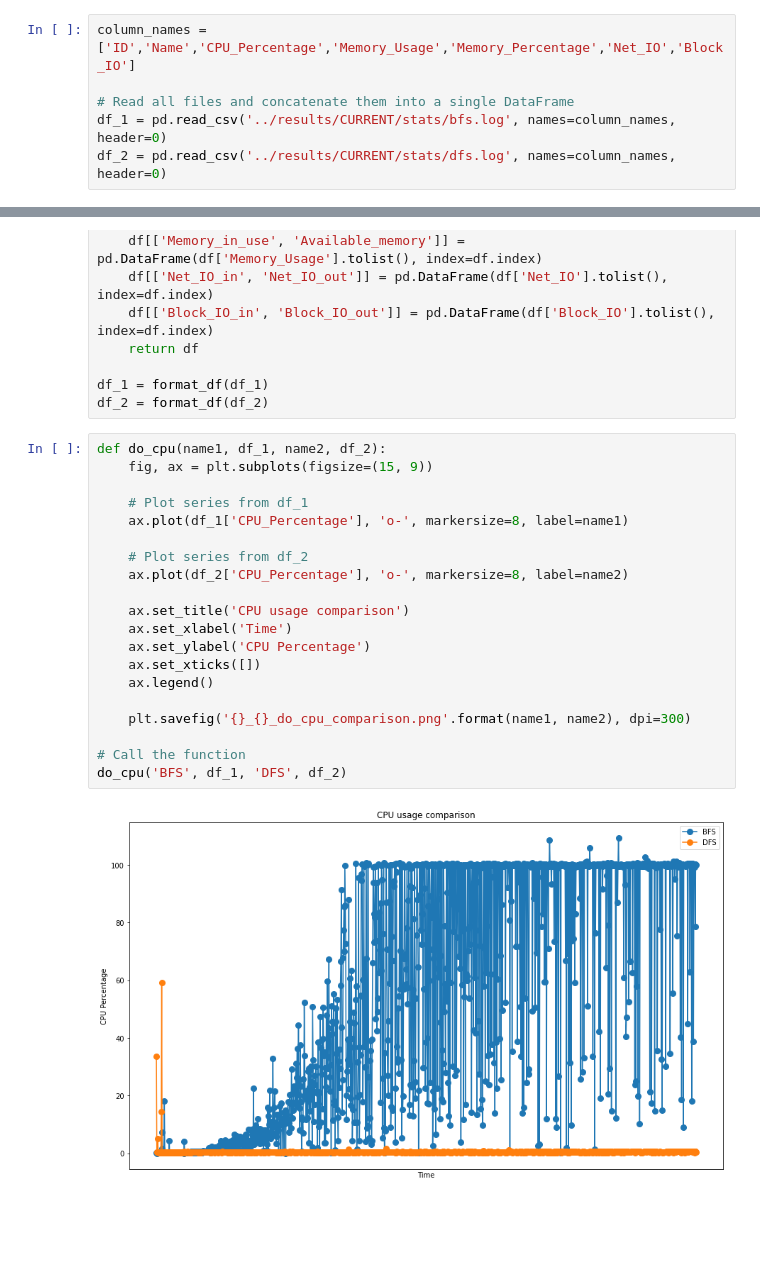
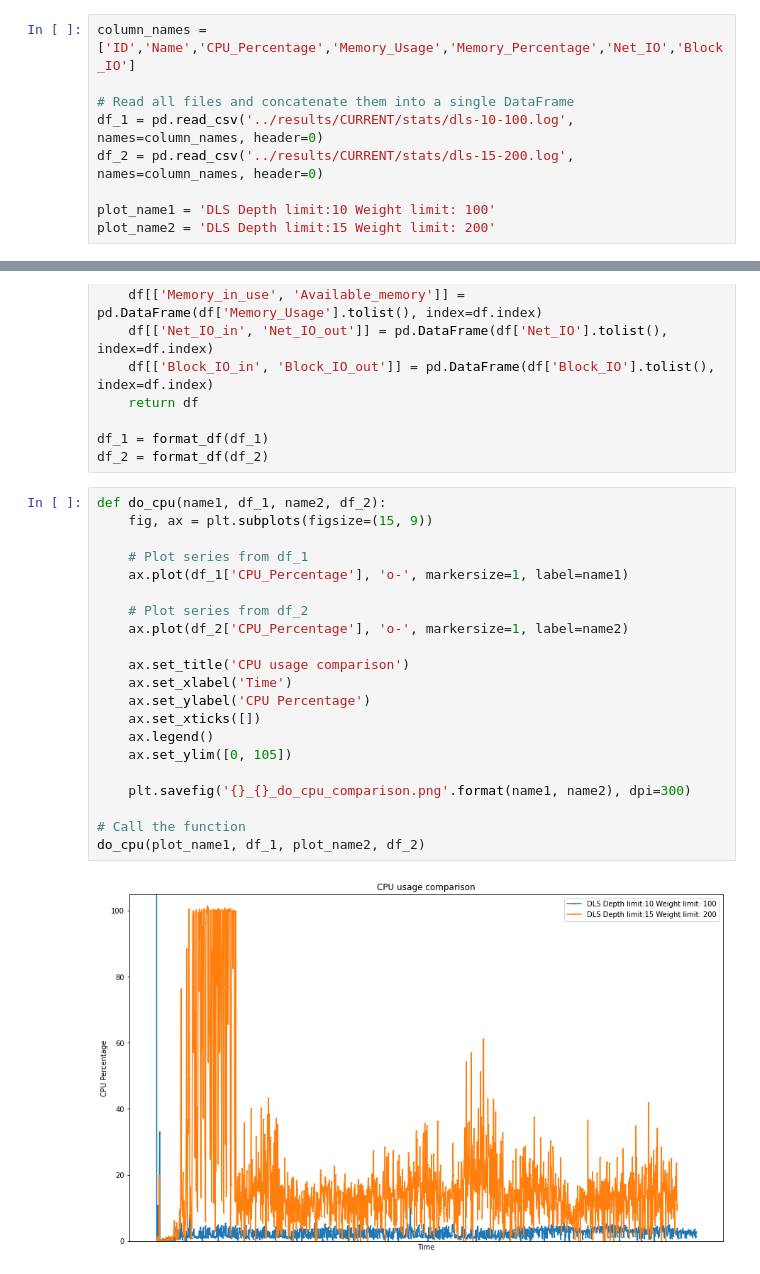
Before and after one commit to andrasfe/iota-research, a Jupyter notebook: reports/systems_profile.ipynb, the cells around one changed output, grey strips where cells are left out. Drawn from its saved outputs; the diff is of its cells as text; blank space fills up the shorter version.

Commit message:
added DLS compariosn and plot generation

```diff
--- a/reports/systems_profile.ipynb
+++ b/reports/systems_profile.ipynb
@@ -30,8 +30,11 @@ import inspect
 column_names = ['ID','Name','CPU_Percentage','Memory_Usage','Memory_Percentage','Net_IO','Block_IO']
 
 # Read all files and concatenate them into a single DataFrame
-df_1 = pd.read_csv('../results/CURRENT/stats/bfs.log', names=column_names, header=0)
-df_2 = pd.read_csv('../results/CURRENT/stats/dfs.log', names=column_names, header=0)
+df_1 = pd.read_csv('../results/CURRENT/stats/dls-10-100.log', names=column_names, header=0)
+df_2 = pd.read_csv('../results/CURRENT/stats/dls-15-200.log', names=column_names, header=0)
+
+plot_name1 = 'DLS Depth limit:10 Weight limit: 100'
+plot_name2 = 'DLS Depth limit:15 Weight limit: 200'
 # %%
 def conv(s):
     # Extract all numbers (including decimals) as strings along with their units
@@ -69,25 +72,26 @@ df_2 = format_df(df_2)
 # %%
 def do_cpu(name1, df_1, name2, df_2):
     fig, ax = plt.subplots(figsize=(15, 9))
 
     # Plot series from df_1
-    ax.plot(df_1['CPU_Percentage'], 'o-', markersize=8, label=name1)
+    ax.plot(df_1['CPU_Percentage'], 'o-', markersize=1, label=name1)
 
     # Plot series from df_2
-    ax.plot(df_2['CPU_Percentage'], 'o-', markersize=8, label=name2)
+    ax.plot(df_2['CPU_Percentage'], 'o-', markersize=1, label=name2)
 
     ax.set_title('CPU usage comparison')
     ax.set_xlabel('Time')
     ax.set_ylabel('CPU Percentage')
     ax.set_xticks([])
     ax.legend()
+    ax.set_ylim([0, 105])
 
     plt.savefig('{}_{}_do_cpu_comparison.png'.format(name1, name2), dpi=300)
 
 # Call the function
-do_cpu('BFS', df_1, 'DFS', df_2)
+do_cpu(plot_name1, df_1, plot_name2, df_2)
 # %% [output]
-[figure, old version]
+[figure, new version]
 # %%
 def do_mem(name1, df_1, name2, df_2):
     fig, ax = plt.subplots(figsize=(15, 9))
```
Also changed, not shown: parts of 6 cells of this notebook, 2 other files.
